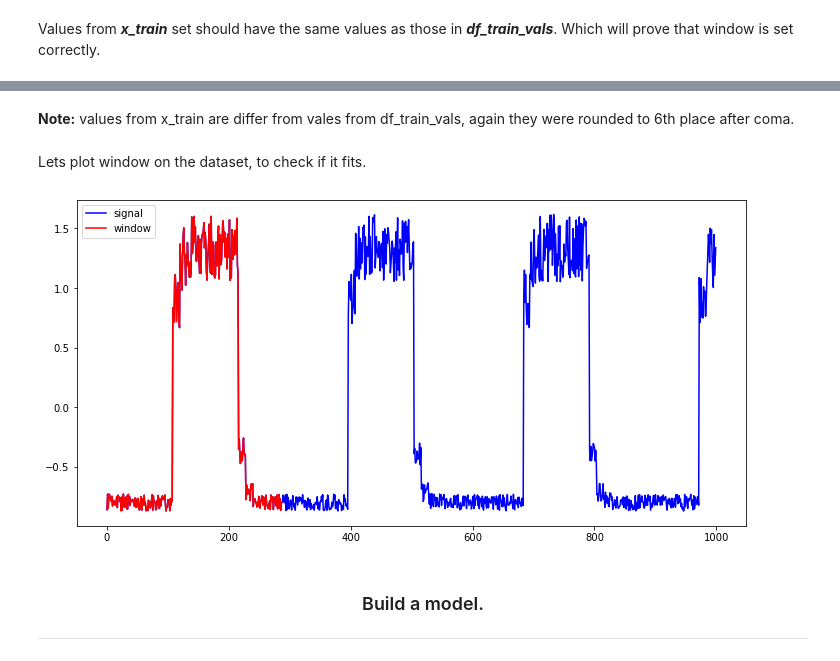
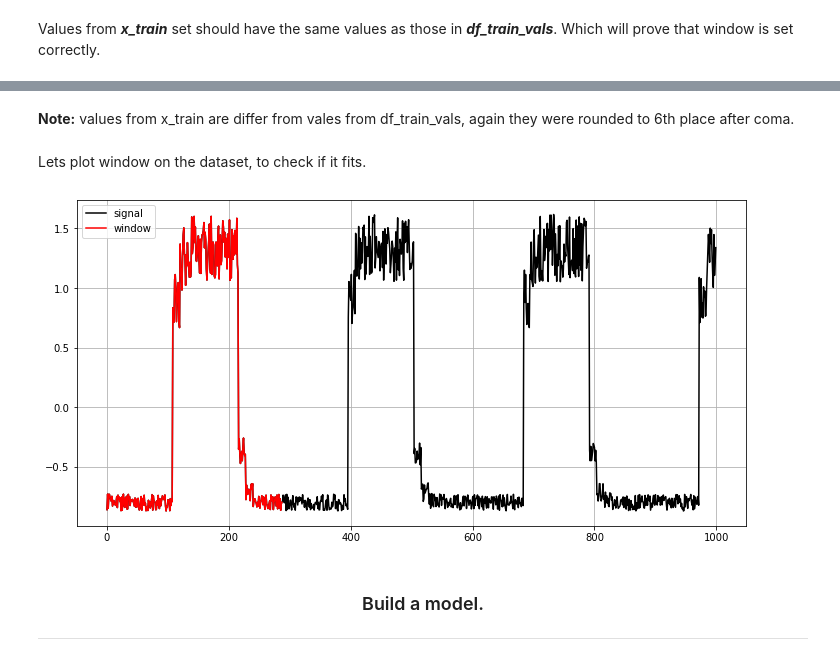
Before and after one commit to DracoNibilis/Machine-Learning-and-Statistic, a Jupyter notebook: anomaly-detection.ipynb, the cells around one changed output, grey strips where cells are left out. Drawn from its saved outputs; the diff is of its cells as text; code cells hidden in the pictures.

```diff
--- a/anomaly-detection.ipynb
+++ b/anomaly-detection.ipynb
@@ -277,22 +281,24 @@ df_train_vals.iloc[0], df_train_vals.iloc[window_size -1]
-# %% [markdown]
-**Note:** values from x_train are differ from vales from df_train_vals, again they were rounded to 6th place after coma.
+# %% [markdown]
+**Note:** values from x_train are differ from vales from df_train_vals, again they were rounded to 6th place after coma.
 # %% [markdown]
 Lets plot window on the dataset, to check if it fits.
 # %%
 # Create a plot.
 fig, ax = plt.subplots(figsize=(12,6))
 # Define y values from first 1000 values from dataset.
 y = df_train_vals['value'].values[:1000]
 # Plot original data.
-ax.plot(np.arange(y.shape[0]), y, label='signal')
+ax.plot(np.arange(y.shape[0]), y, 'k', label='signal')
 # The first window, flatten into one dimension.
 w = x_train[0].flatten()
 # Plot window data on top of original data.
 line = ax.plot(np.arange(w.shape[0]), w, 'r', label='window')
+# Add grid.
+plt.grid()
 # Show legend.
 ax.legend();
 # %% [output]
-[figure, old version]
+[figure, new version]
 # %% [markdown]
 ### <center>Build a model.
 ***
```
Also changed, not shown: parts of 35 cells of this notebook.
